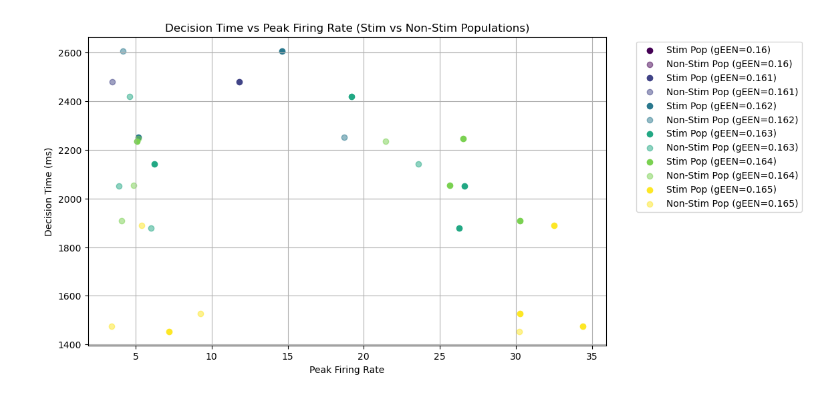
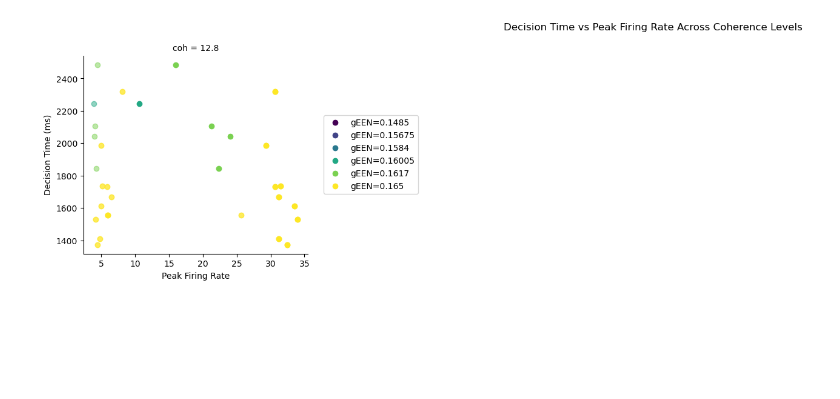
Before and after one commit to talhayounas2028-neuro/neuro, a Jupyter notebook: analysis_gEEN.ipynb, the cells around one changed output. Cells and saved outputs as stored; diff of their text form; code cells hidden in the pictures; blank space fills up the shorter version.

```diff
--- a/analysis_gEEN.ipynb
+++ b/analysis_gEEN.ipynb
@@ -138,23 +138,51 @@ plt.show()
 # %%
-plt.figure(figsize=(10,6))
+# Create panelled grid by coherence
+g = sns.FacetGrid(
+    df,
+    col="coh",
+    col_wrap=5,
+    height=4,
+    sharex=True,
+    sharey=True
+)
 
-for g in gEEN_values:
-    subset = df[df["gEEN"] == g]
+def scatter_peaks(data, color_map=None, **kwargs):
+    for gEEN in data["gEEN"].unique():
+        subset = data[data["gEEN"] == gEEN]
 
-    # Stimulated population (peak1) — bright
-    plt.scatter(subset["peak1"], subset["dt"],
-                color=gEEN_color_map[g], alpha=1, label=f"Stim Pop (gEEN={g})")
+        # Stimulated population (peak1)
+        plt.scatter(
+            subset["peak1"],
+            subset["dt"],
+            color=color_map[gEEN],
+            alpha=1,
+            label=f"Stim Pop (gEEN={gEEN})"
+        )
 
-    # Non-stimulated population (peak2) — faded
-    plt.scatter(subset["peak2"], subset["dt"],
-                color=gEEN_color_map[g], alpha=0.5, label=f"Non-Stim Pop (gEEN={g})")
+        # Non-stimulated population (peak2)
+        plt.scatter(
+            subset["peak2"],
+            subset["dt"],
+            color=color_map[gEEN],
+            alpha=0.5,
+            label=f"Non-Stim Pop (gEEN={gEEN})"
+        )
 
-plt.xlabel("Peak Firing Rate")
-plt.ylabel("Decision Time (ms)")
-plt.title("Decision Time vs Peak Firing Rate (Stim vs Non-Stim Populations)")
-plt.legend(bbox_to_anchor=(1.05, 1), loc="upper left")
-plt.grid(True)
+# Map to FacetGrid
+g.map_dataframe(scatter_peaks, color_map=gEEN_color_map)
+
+g.set_axis_labels("Peak Firing Rate", "Decision Time (ms)")
+g.fig.suptitle("Decision Time vs Peak Firing Rate Across Coherence Levels", y=1.05)
+
+# Legend outside
+handles = []
+for gEEN, col in gEEN_color_map.items():
+    handles.append(
+        plt.Line2D([0], [0], marker='o', color=col, label=f"gEEN={gEEN}", linestyle='')
+    )
+
+plt.legend(handles=handles, bbox_to_anchor=(1.05, 0.5), loc="center left")
 plt.show()
 # %% [output]
-[figure, old version]
+[figure, new version]
 # %%
```
Also changed, not shown: parts of 7 cells of this notebook, 4 other files.
